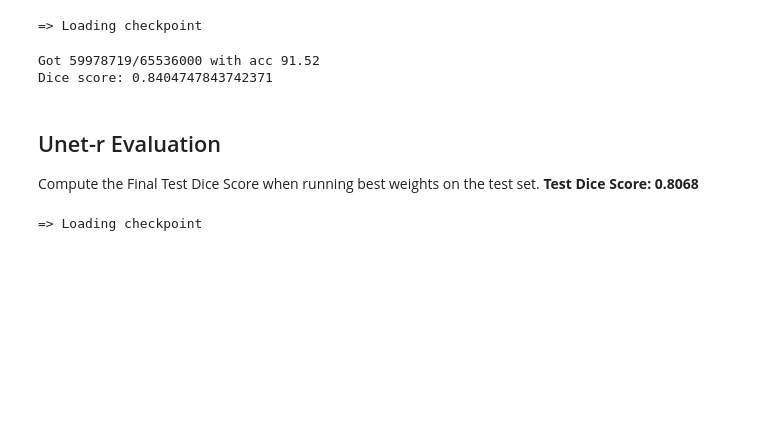
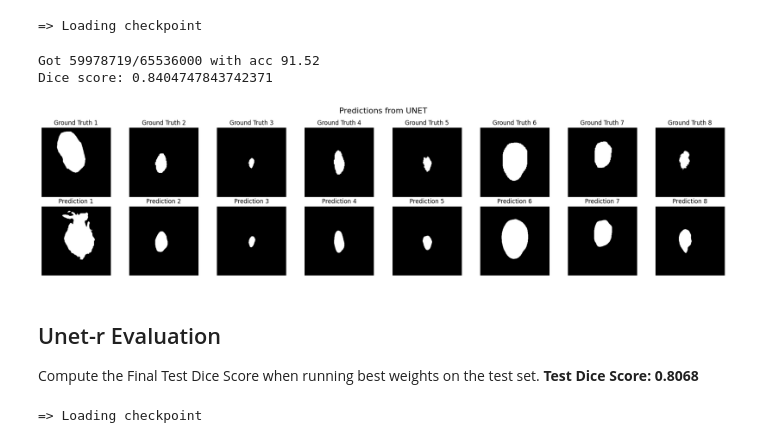
Before and after one commit to JTZ18/50.039-Deep-Learning, a Jupyter notebook: notebooks/evaluation.ipynb, the cells around one changed output. Drawn from its saved outputs; the diff is of its cells as text; code cells hidden in the pictures; blank space fills up the shorter version.

Commit message:
update eval with plots

```diff
--- a/notebooks/evaluation.ipynb
+++ b/notebooks/evaluation.ipynb
@@ -91,6 +93,10 @@ check_accuracy(test_loader, model, device=device, mode="test", wandb=False)
 # %% [output]
 Got 59978719/65536000 with acc 91.52
 Dice score: 0.8404747843742371
+# %%
+plot_predictions(loader=test_loader, model=model, device=device, no_of_samples=8)
+# %% [output]
+[figure, added]
 # %% [markdown]
 ## Unet-r Evaluation
 Compute the Final Test Dice Score when running best weights on the test set.
```
Also changed, not shown: parts of 5 cells of this notebook.
